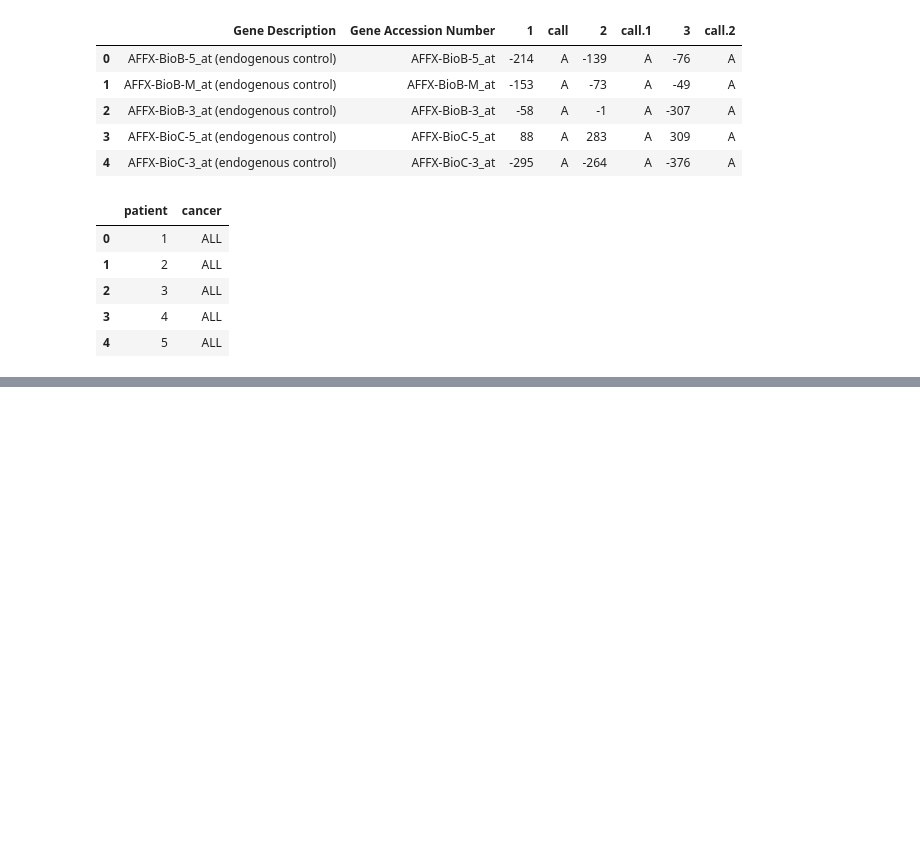
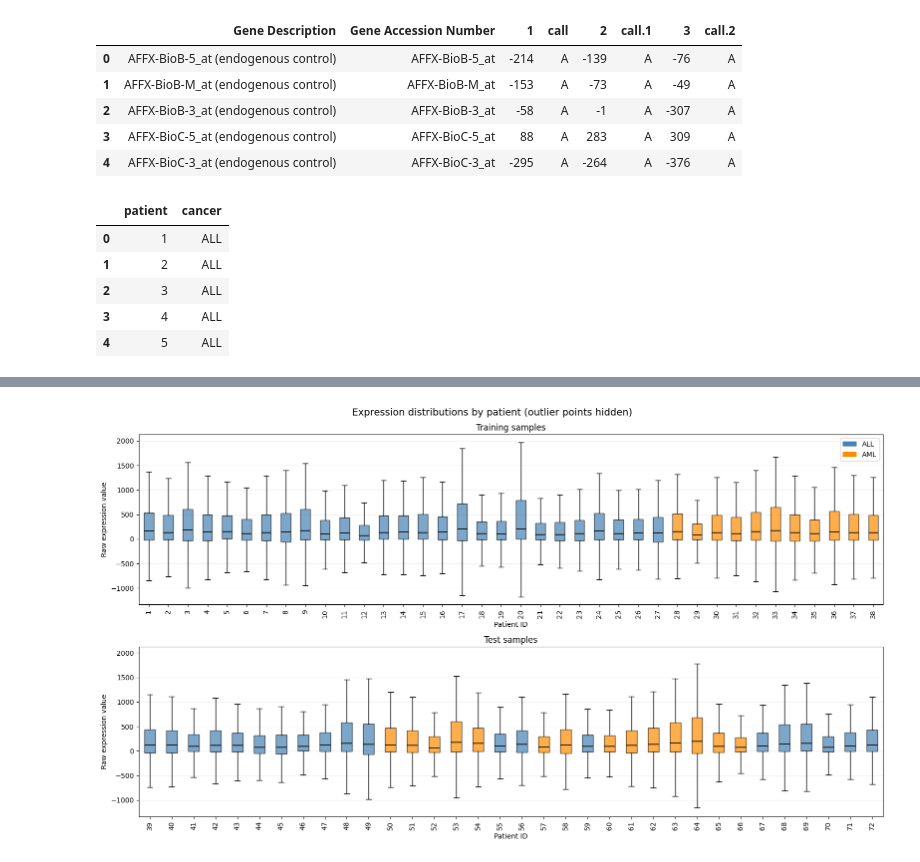
Before and after one commit to feyzatesoglu/all-aml-gene-expression-classification, a Jupyter notebook: notebooks/01_data_exploration.ipynb, the cells around one changed output, grey strips where cells are left out. Cells and saved outputs as stored; diff of their text form; code cells hidden in the pictures; blank space fills up the shorter version.

```diff
--- a/notebooks/01_data_exploration.ipynb
+++ b/notebooks/01_data_exploration.ipynb
@@ -80,0 +351,53 @@ Etiket tablosu: (72, 2)
+# %%
+import matplotlib.pyplot as plt
+from matplotlib.patches import Patch
+
+colors = {0: "steelblue", 1: "darkorange"}
+
+fig, axes = plt.subplots(
+    2, 1, figsize=(16, 9), sharey=True
+)
+
+for ax, X, y, title in [
+    (axes[0], X_train, y_train, "Training samples"),
+    (axes[1], X_test, y_test, "Test samples")
+]:
+    # Hasta numarasına göre sırala; etiketleri aynı sıraya getir.
+    X_plot = X.sort_index()
+    y_plot = y.loc[X_plot.index]
+
+    positions = np.arange(1, len(X_plot) + 1)
+
+    boxes = ax.boxplot(
+        X_plot.to_numpy().T,
+        positions=positions,
+        patch_artist=True,
+        showfliers=False,
+        medianprops={"color": "black", "linewidth": 1.2}
+    )
+
+    for box, label in zip(boxes["boxes"], y_plot):
+        box.set_facecolor(colors[int(label)])
+        box.set_alpha(0.7)
+
+    ax.set_xticks(positions)
+    ax.set_xticklabels(X_plot.index, rotation=90)
+    ax.set_title(title)
+    ax.set_xlabel("Patient ID")
+    ax.set_ylabel("Raw expression value")
+    ax.grid(axis="y", alpha=0.2)
+
+axes[0].legend(handles=[
+    Patch(facecolor=colors[0], label="ALL"),
+    Patch(facecolor=colors[1], label="AML")
+])
+
+fig.suptitle(
+    "Expression distributions by patient (outlier points hidden)",
+    fontsize=14
+)
+
+plt.tight_layout()
+plt.show()
+# %% [output]
+[figure, added]
```
Also changed, not shown: parts of 9 cells of this notebook.
